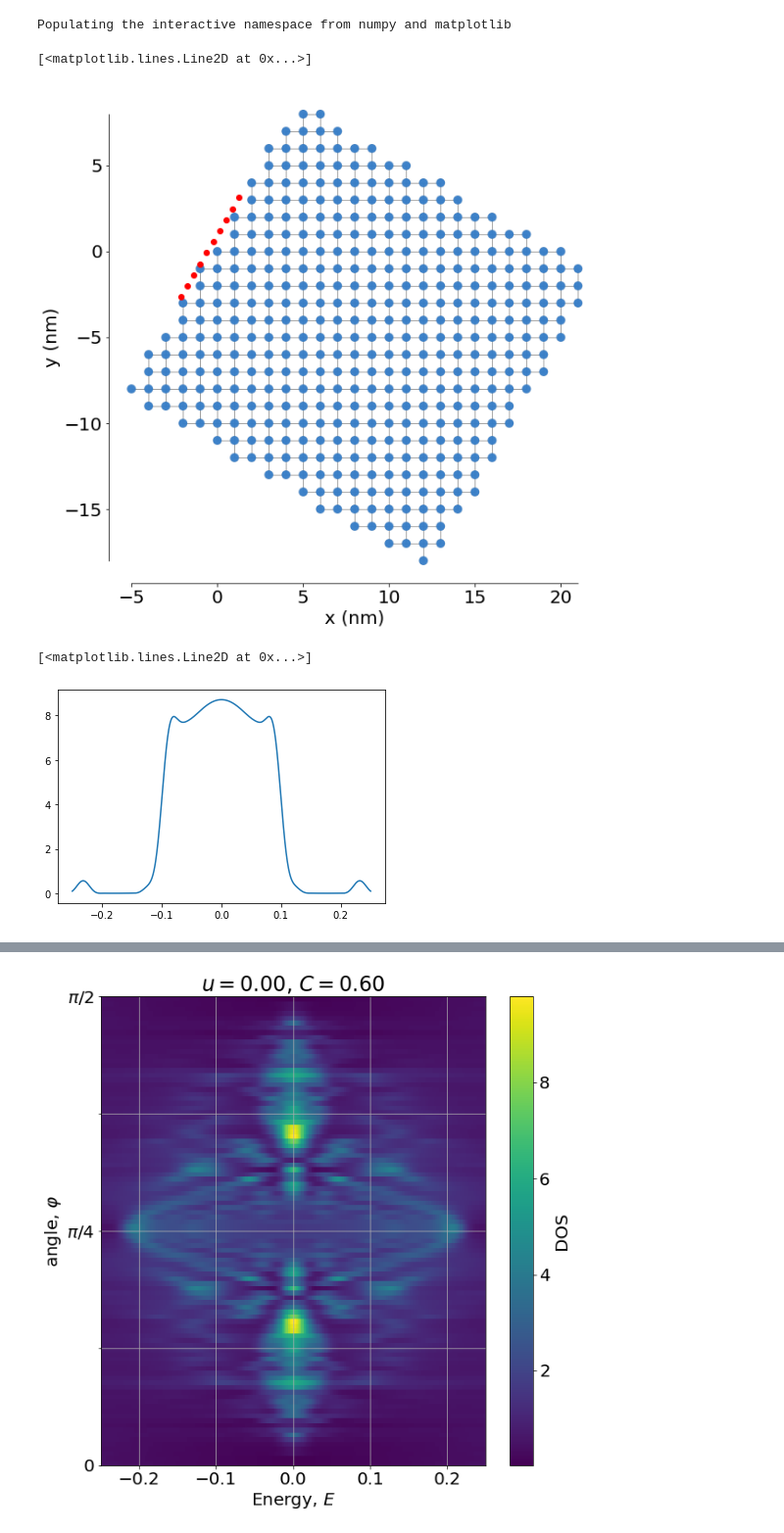
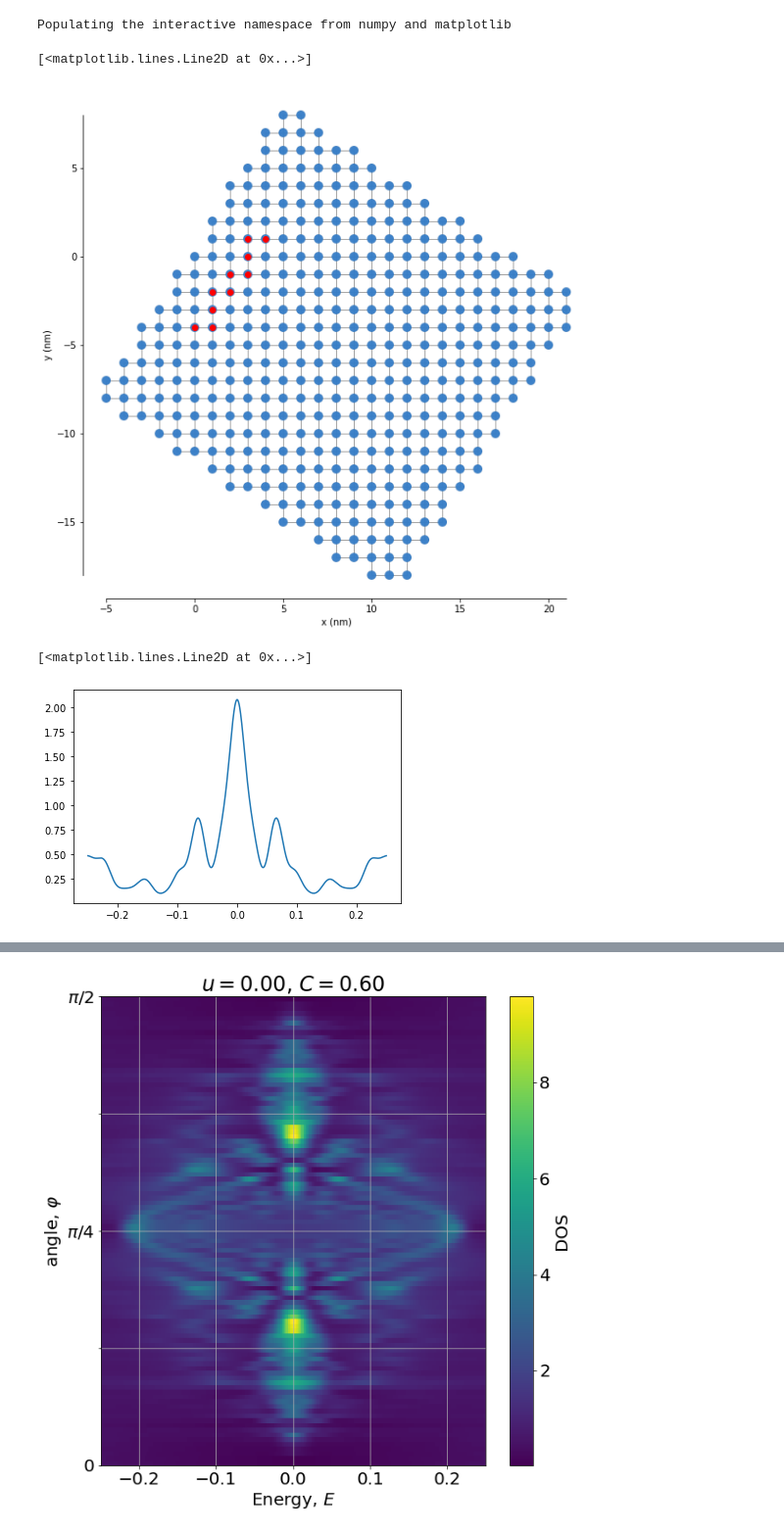
Before and after one commit to asbothjanos/Weyl_Z2_2D, a Jupyter notebook: python/Coupled_BHZedge_angle_pybinding_kpm.ipynb, the cells around one changed output, grey strips where cells are left out. Shown at 98% size. Cells and saved outputs as stored; diff of their text form; code cells hidden in the pictures.

```diff
--- a/python/Coupled_BHZedge_angle_pybinding_kpm.ipynb
+++ b/python/Coupled_BHZedge_angle_pybinding_kpm.ipynb
@@ -7,7 +7,7 @@ from types import SimpleNamespace
 # %% [output]
 Populating the interactive namespace from numpy and matplotlib
 # %%
-def surf_dos(u=-1.5, C=0.2, phi=0, L=100, W=40, num_pts=10,
+def surf_dos(u=-1.5, C=0.2, phi=0, L=100, W=40, num_pts=10,d0=-1,
              eran=linspace(-1,1,1000), broadening=0.01, show_tqdm=False):
     '''
     This function calculates local density of states on the edge of a coupled BHZ model.
@@ -20,6 +20,7 @@ def surf_dos(u=-1.5, C=0.2, phi=0, L=100, W=40, num_pts=10,
     L=100 # set aspect ratio of the rectangle
     W=40
     num_pts=10 # number of points to sample the edge
+    d0=-1 # distance of sample points from edge
     eran=linspace(-1,1,1000) # energy range for the local dos calculations
     broadening=0.01 # energy broadening of LDOS calculation
 
@@ -59,7 +60,15 @@ def surf_dos(u=-1.5, C=0.2, phi=0, L=100, W=40, num_pts=10,
     # build pybinding model
     model = pb.Model(latt,shape)
     # positions to calculate ldos
-    pts = R@array([linspace(-L/6,L/6,num_pts),-1.5*ones(num_pts)])
+    pts = R@array([linspace(-L/6,L/6,num_pts),zeros(num_pts)+d0])
+    # make shure we do not double count points
+    pts = model.system.xyz[unique([model.system.find_nearest(p) for p in pts.T]),:2].T
+
+    position_along_edge = array([cos(phi),sin(phi)])@(pts-mean(pts,axis=1)[:,None])
+
+#    pts = array([model.system.xyz[model.system.find_nearest(p),:2]
+#             for p in results.pts.T]).T
+
     # pts = ceil(R@array([linspace(-L/6,L/6,num_pts),0.5*ones(num_pts)]))
     # pts = unique(pts,axis=1)
     # prepare kpm object
@@ -71,24 +80,29 @@ def surf_dos(u=-1.5, C=0.2, phi=0, L=100, W=40, num_pts=10,
         pran=tqdm.tqdm_notebook(pts.T)
     # we return a SimpleNamespace object with all input parameters and also all relevant
     # calculated objects
-    return SimpleNamespace(args=args,
-                           model=model,
-                           points=pts,
-                           ldos_data=[kpm.calc_ldos(energy=eran,broadening=0.01,position=p) for p in pran ])
+    return SimpleNamespace(args = args,
+                           model = model,
+                           points = pts,
+                           position_along_edge = position_along_edge,
+                           ldos_data = [kpm.calc_ldos(energy=eran,broadening=0.01,position=p)
+                                        for p in pran ])
 # %%
 figure(figsize=(10,10))
-results=surf_dos(u=0,C=0.1,num_pts=10,
-                 L=20,W=20,
-                 broadening=0.1,phi=pi/3,
+results=surf_dos(u=0,C=1.0,num_pts=500,
+                 L=20,W=20,d0=-2.5,
+                 broadening=0.1,phi=1,
                  eran=linspace(-.25,.25,1000),
                  show_tqdm=False)
 results.model.plot()
 plot(*results.points,'ro')
 # %% [output]
 [<matplotlib.lines.Line2D at 0x...>]
-[figure, old version]
+[figure, new version]
 # %%
-plot(results.args['eran'],array([l.data for l in results.ldos_data]).mean(axis=0))
+plot(
+    results.args['eran'],
+    array([l.data for l in results.ldos_data]).mean(axis=0)
+    )
 # %% [output]
 [<matplotlib.lines.Line2D at 0x...>]
-[figure, old version]
+[figure, new version]
```
Also changed, not shown: parts of 7 cells of this notebook.
